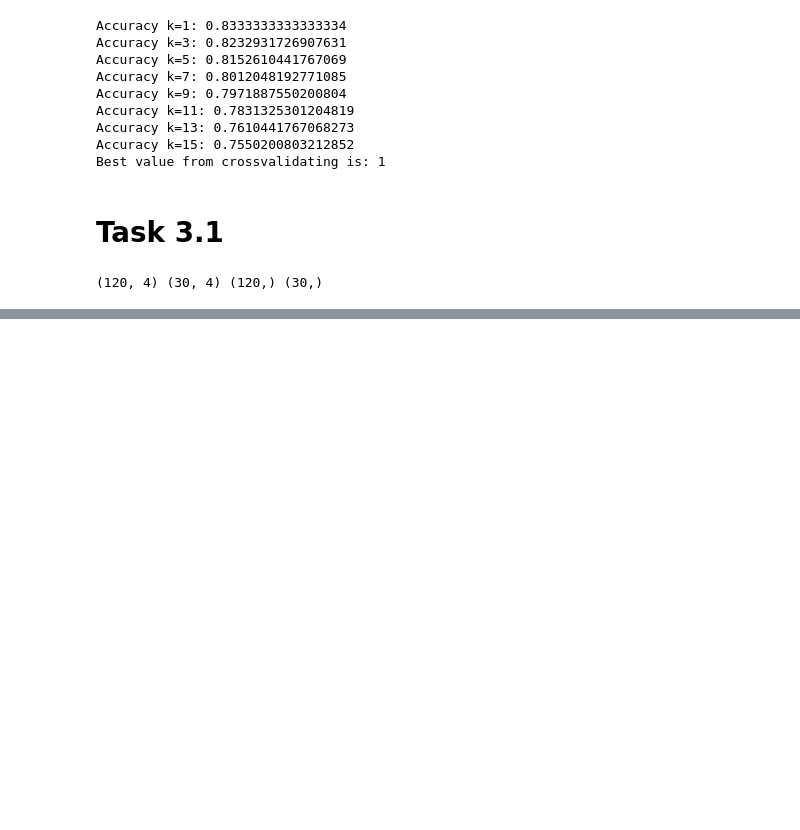
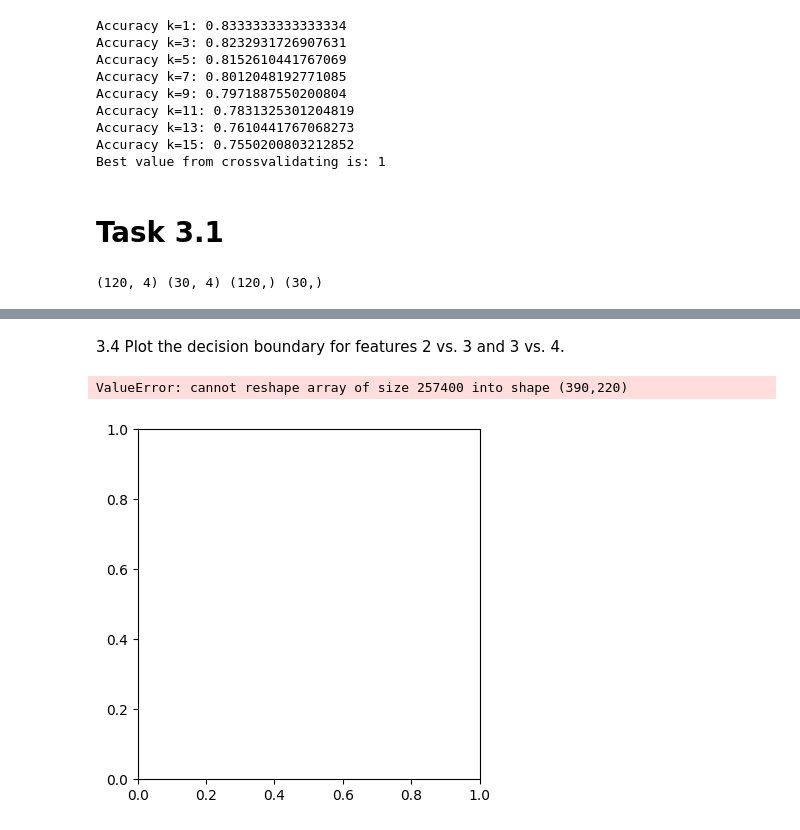
Before and after one commit to jacomoelLTU/d7041e_lab1_JMEW, a Jupyter notebook: D7041E_code_for_lab1.ipynb, the cells around one changed output, grey strips where cells are left out. Cells and saved outputs as stored; diff of their text form; code cells hidden in the pictures; blank space fills up the shorter version.

```diff
--- a/D7041E_code_for_lab1.ipynb
+++ b/D7041E_code_for_lab1.ipynb
@@ -440,0 +534,56 @@ Confusion Matrix (Linear 1vRest Kernel SVM):
+# %% [markdown]
+3.4 Plot the decision boundary for features 2 vs. 3 and 3 vs. 4.
+# %%
+import numpy as np
+import matplotlib.pyplot as plt
+from sklearn import svm
+
+def plot_decision_boundary(model, X, feature_indices, ax=None):
+    # Create a mesh grid for the feature space
+    h = .02  # step size in the mesh
+    x_min, x_max = X[:, feature_indices[0]].min() - 1, X[:, feature_indices[0]].max() + 1
+    y_min, y_max = X[:, feature_indices[1]].min() - 1, X[:, feature_indices[1]].max() + 1
+    xx, yy = np.meshgrid(np.arange(x_min, x_max, h), np.arange(y_min, y_max, h))
+
+    # Prepare the input data: set non-plotted features to their mean values
+    filler_values = np.nanmean(X, axis=0)
+    data = np.c_[xx.ravel(), yy.ravel()]
+    for i in range(X.shape[1]):
+        if i not in feature_indices:
+            data = np.insert(data, i, filler_values[i], axis=1)
+
+    # Predict for each point in the mesh grid
+    Z = model.decision_function(data)
+    Z = Z.reshape(xx.shape)
+
+    # Plot the decision boundary and margin lines
+    if ax is None:
+        ax = plt.gca()
+
+    ax.contour(xx, yy, Z, colors='k', levels=[-1, 0, 1], alpha=0.8, linestyles=['--', '-', '--'])
+    ax.scatter(X[:, feature_indices[0]], X[:, feature_indices[1]], c=model.predict(X),
+               cmap=plt.cm.Paired, edgecolors='k')
+
+    ax.set_xlabel(f'Feature {feature_indices[0]}')
+    ax.set_ylabel(f'Feature {feature_indices[1]}')
+    ax.set_xlim(xx.min(), xx.max())
+    ax.set_ylim(yy.min(), yy.max())
+    ax.set_xticks(())
+    ax.set_yticks(())
+
+# Example usage:
+np.random.seed(2)
+X_data = np.r_[np.random.randn(20, 2) - [2, 2], np.random.randn(20, 2) + [2, 2]]
+y_data = [0] * 20 + [1] * 20
+
+svm_classifier = svm.SVC(kernel='linear', C=1)
+svm_classifier.fit(X_data, y_data)
+
+plt.figure(figsize=(4, 3))
+plot_decision_boundary(svm_classifier, X_data, [0, 1])
+plt.xlabel("x1")
+plt.ylabel("x2")
+plt.show()
+# %% [output]
+ValueError: cannot reshape array of size 257400 into shape (390,220)
+[figure, added]
```
Also changed, not shown: parts of 6 cells of this notebook.
